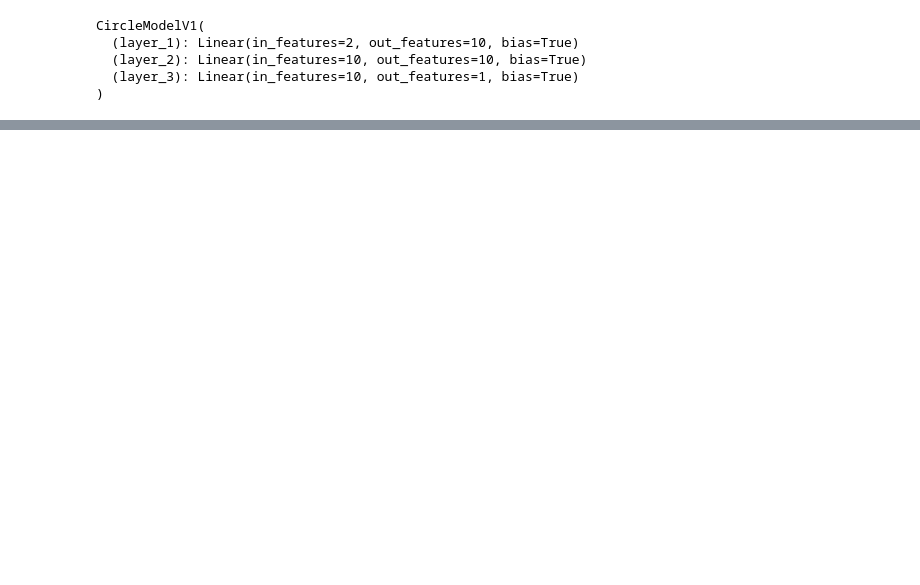
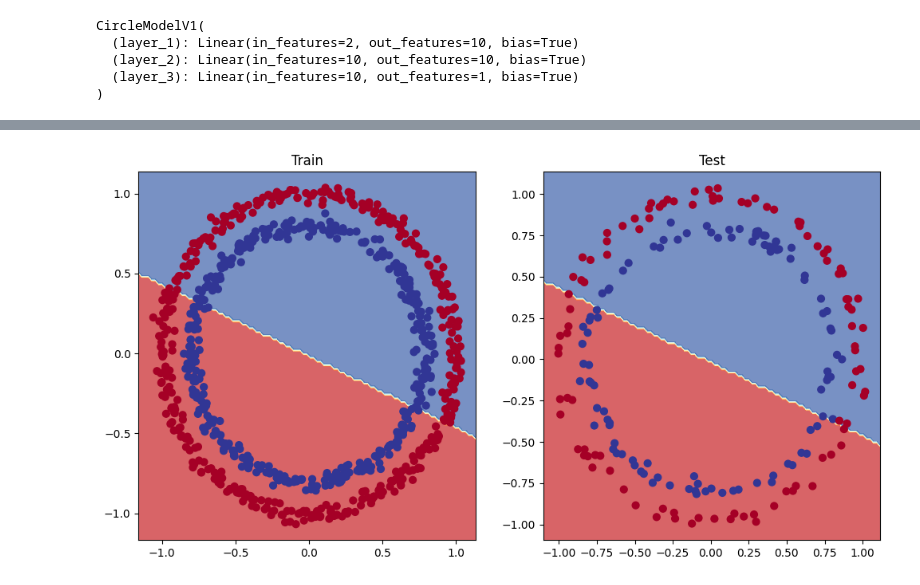
Before and after one commit to RyanTang019/PyTorch, a Jupyter notebook: 02_PyTorch_neuralnetworkclassification.ipynb, the cells around one changed output, grey strips where cells are left out. Cells and saved outputs as stored; diff of their text form; code cells hidden in the pictures; blank space fills up the shorter version.

```diff
--- a/02_PyTorch_neuralnetworkclassification.ipynb
+++ b/02_PyTorch_neuralnetworkclassification.ipynb
@@ -377,0 +367,36 @@ CircleModelV1(
+# %%
+torch.manual_seed(42)
+torch.mps.manual_seed(42)
+
+epochs = 1000           #increased form 100
+
+x_train, y_train = x_train.to(device), y_train.to(device)
+x_test, y_test = x_test.to(device), y_test.to(device)
+
+for epoch in range (epochs):
+    model_1.train()
+
+    y_logits = model_1(x_train).squeeze()
+    y_pred = torch.round(torch.sigmoid(y_logits))
+
+    loss = loss_fn(y_logits,y_train)
+    acc = accuracy_fn(y_true=y_train,
+                      y_pred=y_pred)
+
+    optimizer.zero_grad()
+
+    loss.backward()
+
+    optimizer.step()
+
+    model_1.eval()
+    with torch.inference_mode():
+        test_logits = model_1(x_test).squeeze()
+        test_pred = torch.round(torch.sigmoid(test_logits))
+        test_loss = loss_fn(test_logits,
+                            y_test)
+        test_acc = accuracy_fn(y_true=y_test,
+                               y_pred= test_pred)
+
+        if epoch %100 ==0:
+            print(f"Epoch: {epoch}, Loss: {loss:.2f}, Test Loss: {test_loss:.5f}, Accuracy: {acc:.2f}%")
@@ -377,0 +414,11 @@ CircleModelV1(
+# %%
+#plot the decision boundary
+plt.figure(figsize=(12,6))
+plt.subplot(1,2,1)
+plt.title("Train")
+plot_decision_boundary(model_1,x_train, y_train)
+plt.subplot(1,2,2)
+plt.title("Test")
+plot_decision_boundary(model_1,x_test,y_test)
+# %% [output]
+[figure, added]
```
Also changed, not shown: parts of 28 cells of this notebook, 1 other file.
